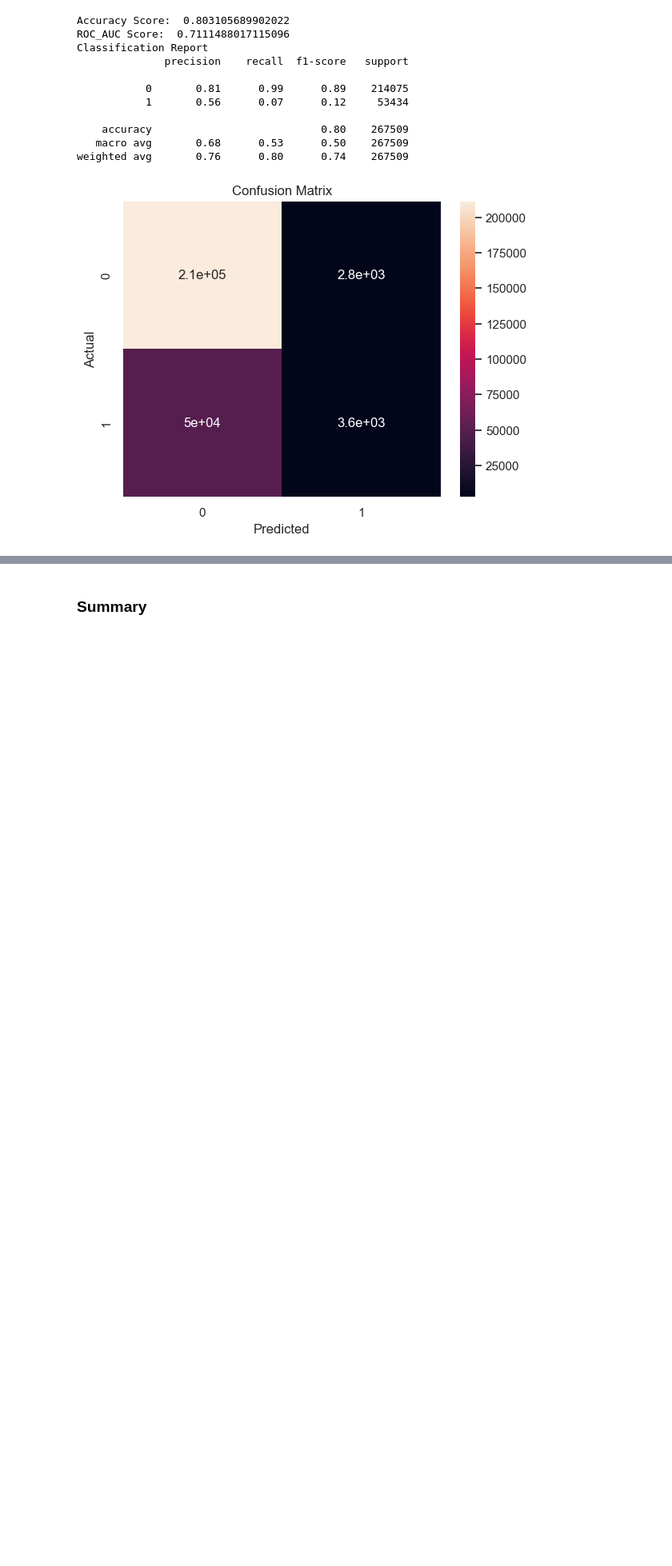
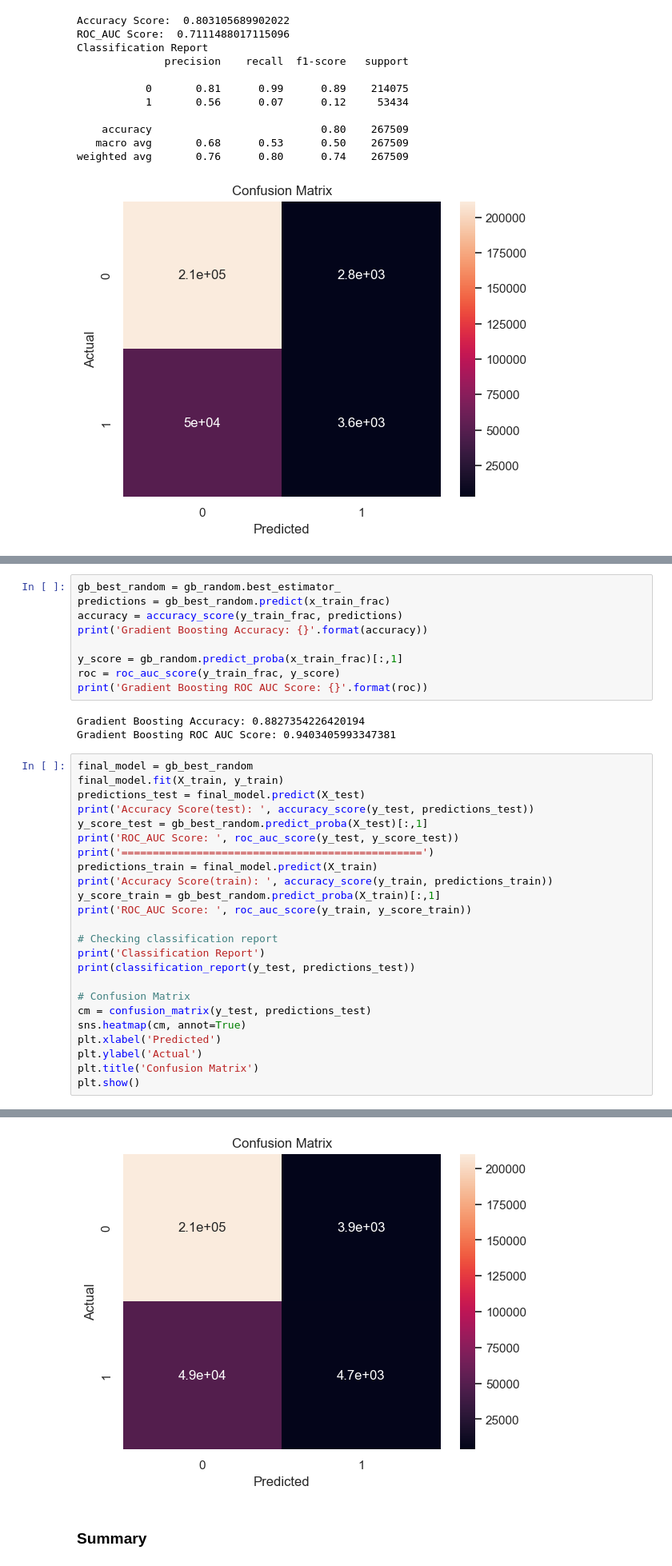
Before and after one commit to Siying6560/Lending-Club-Loan-Classification, a Jupyter notebook: Models.ipynb, the cells around one changed output, grey strips where cells are left out. Shown at 80% size. Drawn from its saved outputs; the diff is of its cells as text; blank space fills up the shorter version.

Commit message:
increase depth of gradiant boosting model, still need improve

```diff
--- a/Models.ipynb
+++ b/Models.ipynb
@@ -295,0 +336,37 @@ weighted avg       0.76      0.80      0.74    267509
+# %%
+gb_best_random = gb_random.best_estimator_
+predictions = gb_best_random.predict(x_train_frac)
+accuracy = accuracy_score(y_train_frac, predictions)
+print('Gradient Boosting Accuracy: {}'.format(accuracy))
+
+y_score = gb_random.predict_proba(x_train_frac)[:,1]
+roc = roc_auc_score(y_train_frac, y_score)
+print('Gradient Boosting ROC AUC Score: {}'.format(roc))
+# %% [output]
+Gradient Boosting Accuracy: 0.8827354226420194
+Gradient Boosting ROC AUC Score: 0.9403405993347381
+# %%
+final_model = gb_best_random
+final_model.fit(X_train, y_train)
+predictions_test = final_model.predict(X_test)
+print('Accuracy Score(test): ', accuracy_score(y_test, predictions_test))
+y_score_test = gb_best_random.predict_proba(X_test)[:,1]
+print('ROC_AUC Score: ', roc_auc_score(y_test, y_score_test))
+print('================================================')
+predictions_train = final_model.predict(X_train)
+print('Accuracy Score(train): ', accuracy_score(y_train, predictions_train))
+y_score_train = gb_best_random.predict_proba(X_train)[:,1]
+print('ROC_AUC Score: ', roc_auc_score(y_train, y_score_train))
+
+# Checking classification report
+print('Classification Report')
+print(classification_report(y_test, predictions_test))
+
+# Confusion Matrix
+cm = confusion_matrix(y_test, predictions_test)
+sns.heatmap(cm, annot=True)
+plt.xlabel('Predicted')
+plt.ylabel('Actual')
+plt.title('Confusion Matrix')
+plt.show()
+# %% [output]
@@ -296,3 +387,4 @@ weighted avg       0.76      0.80      0.74    267509
+[figure, added]
 # %% [markdown]
 ### Summary
 # %%
```
Also changed, not shown: parts of 2 cells of this notebook.
